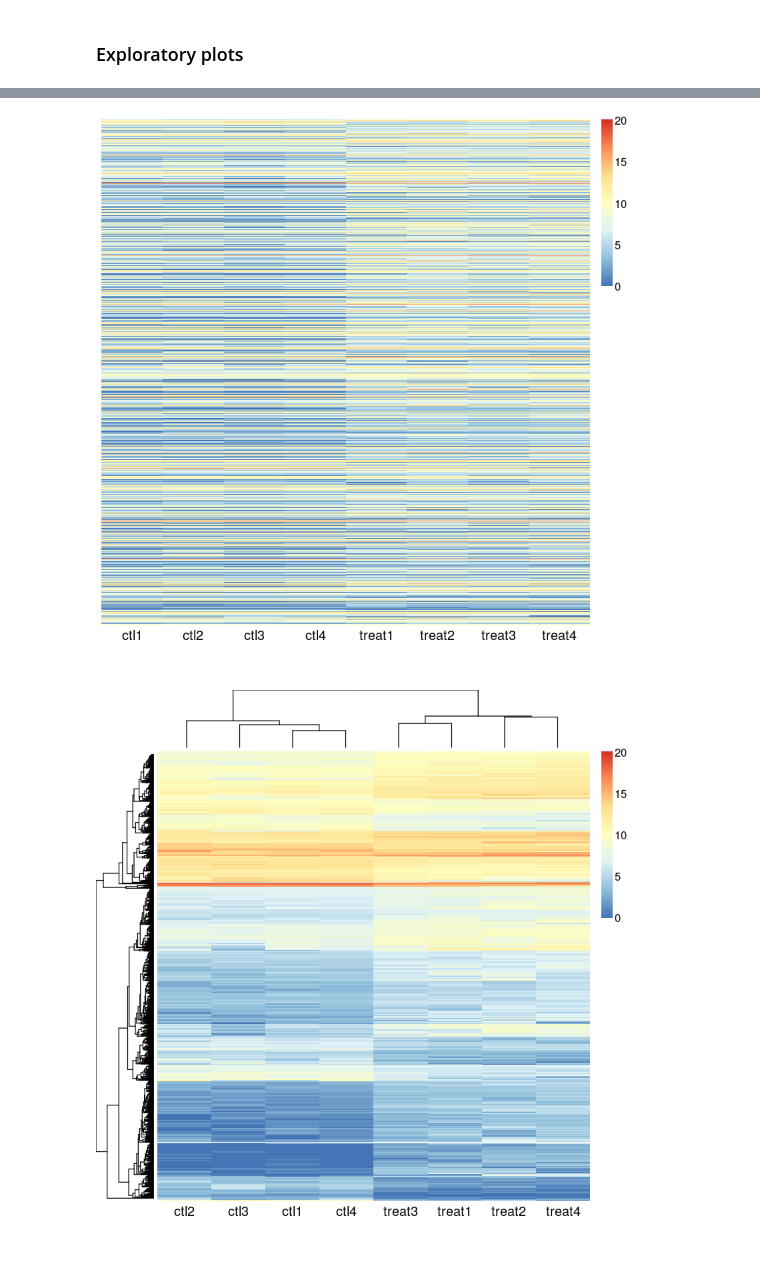
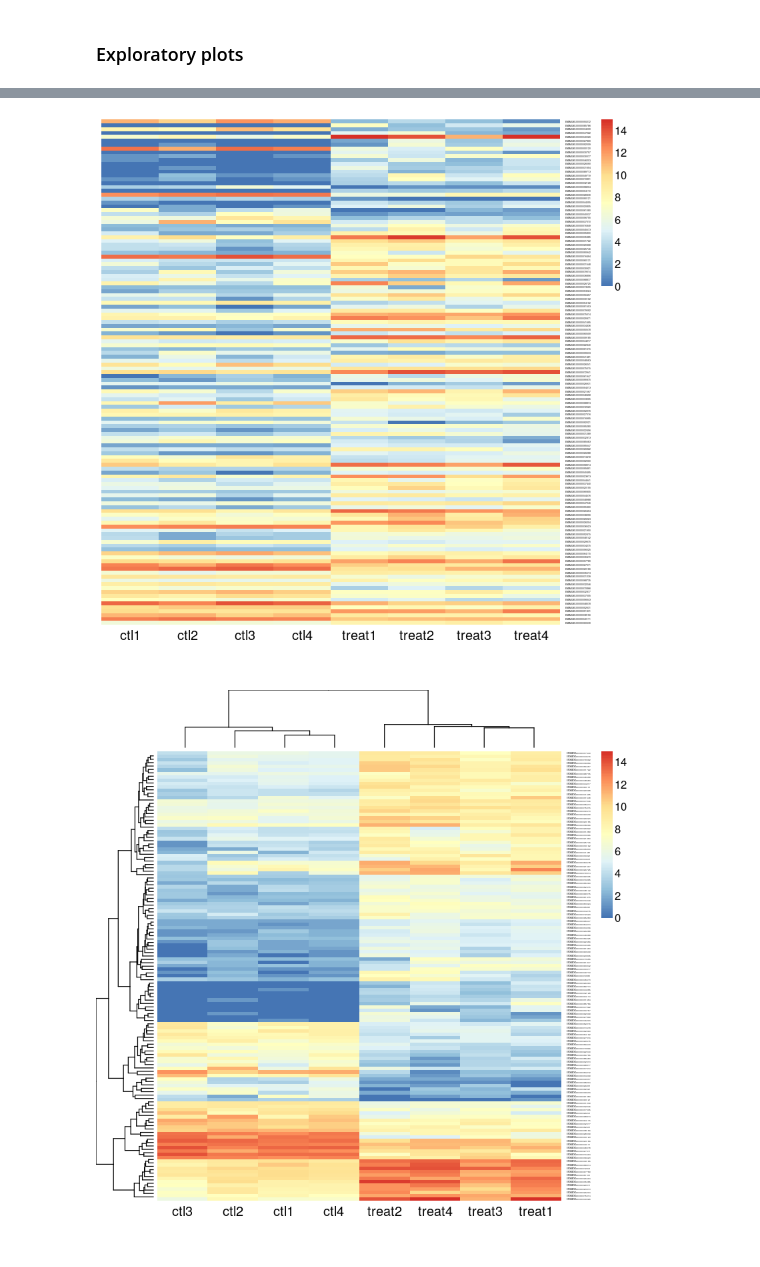
Before and after one commit to Sophia-art/EukaryoticTranscriptomics, a Jupyter notebook: PCA.ipynb, the cells around one changed output, grey strips where cells are left out. Saved outputs shown, nothing was run; the diff lists cells and outputs as text; code cells hidden in the pictures.

```diff
--- a/PCA.ipynb
+++ b/PCA.ipynb
@@ -381,0 +319,16 @@ plotMA(DGE.results, alpha = 0.05, main = "control vs. treatment",
+# %%
+# sort the results according to the adjusted p - value
+DGE.results.sorted <- DGE.results[order(DGE.results$padj),]
+str(DGE.results.sorted)
+
+#select genes with p-value<0.05
+DGE.results.sorted <- subset(DGE.results.sorted, padj < 0.05)
+str(DGE.results.sorted)
+
+#order by fold change(absolute value)
+DGE.results.sorted.byfold <- DGE.results.sorted[order(abs(DGE.results.sorted$log2FoldChange), decreasing = TRUE),]
+DGE.results.sorted.byfold$log2FoldChange
+#identify genes with the desired adjusted p-value cut-off
+
+DGEgenes <- rownames(subset(DGE.results.sorted.byfold, abs(log2FoldChange) >= 1))
+length(DGEgenes)
@@ -383,11 +372,7 @@ plotMA(DGE.results, alpha = 0.05, main = "control vs. treatment",
 
  # aheatmap needs a matrix of values,e.g., a matrix of DE genes with the transformed read counts for each replicate
 
-# sort the results according to the adjusted p - value
-DGE.results.sorted <- DGE.results[order(DGE.results$padj),]
 
-#identify genes with the desired adjusted p-value cut-off
-DGEgenes <- rownames(subset(DGE.results.sorted, padj < 0.05))
 #extract the normalized read counts for DE genes into a matrix
 hm.mat_DGEgenes <- log.norm.counts[DGEgenes,]
 hm.mat_DGEgenes
@@ -425,2 +410,2 @@ aheatmap (hm.mat_DGEgenes,
-[figure, old version]
+[figure, new version]
-[figure, old version]
+[figure, new version]
```
Also changed, not shown: parts of 36 cells of this notebook.
